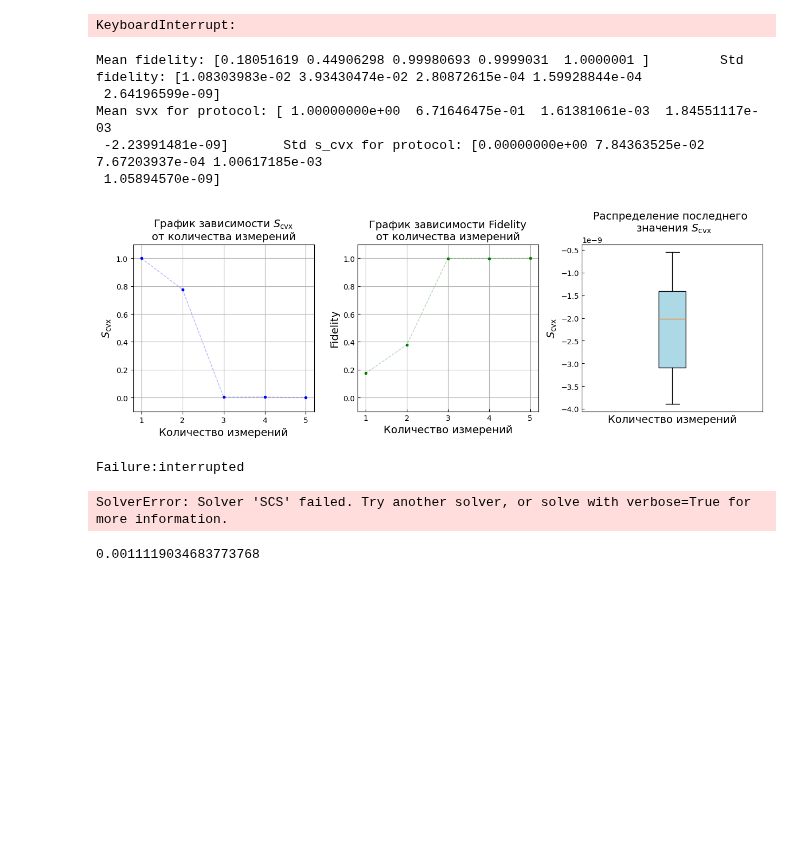
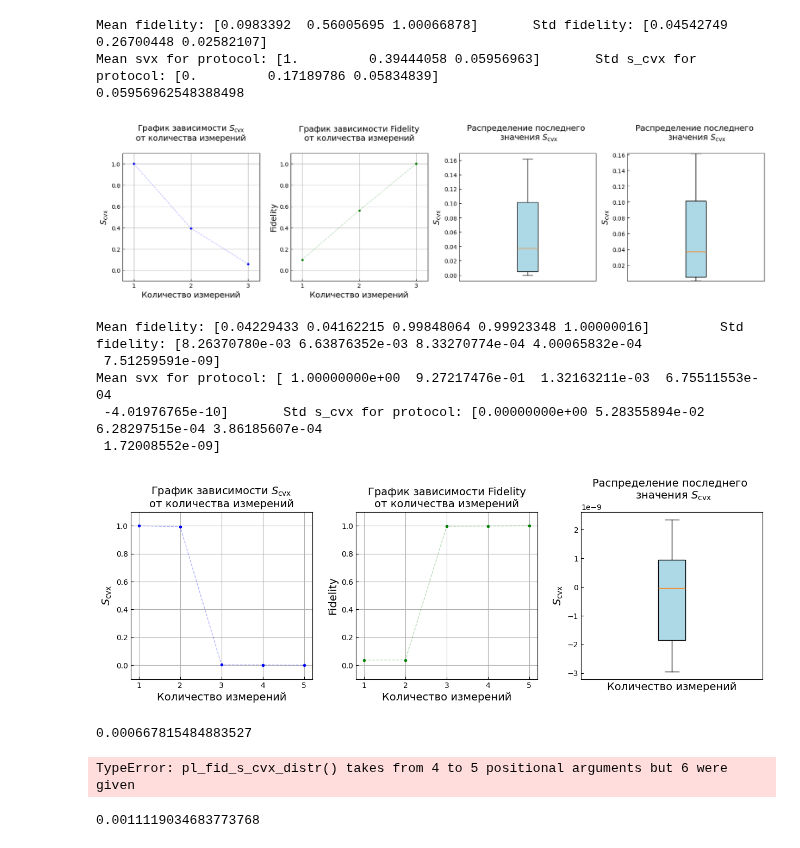
Before and after one commit to Denis-chupa/Quantum_tools, a Jupyter notebook: Tomography/src/research_data/create_s_cvx_pictures.ipynb, the cells around one changed output. Saved outputs shown, nothing was run; the diff lists cells and outputs as text; code cells hidden in the pictures; blank space fills up the shorter version.

```diff
--- a/Tomography/src/research_data/create_s_cvx_pictures.ipynb
+++ b/Tomography/src/research_data/create_s_cvx_pictures.ipynb
@@ -23,51 +23,55 @@ plt.rcParams.update({
 
 # [Gl_4(0) @ Gl_8(pi / 8), Gl_4(pi / 8) @ Gl_8(0),  Gl_4(0) @ Gl_8(0)]
 # Gl_2(a * pi / 180) @ Gl_4(b * pi / 180)
-min_el = 1
+# min_el = 1
 # for a in range(50, 58, 2):
 #     for b in range(0 , 95, 2):
 #         for c in range(0 , 95, 2):
-a, b, c = -45, 11.25, -45
-protocol = [Gl_4(0) @ Gl_8(pi / 8), Gl_4(pi / 8) @ Gl_8(0), Gl_4(0) @ Gl_8(0) @ Gl_8(0)]
+# a, b, c = -45, 11.25, -45
+# protocol = [Gl_4(0) @ Gl_8(pi / 8), Gl_4(pi / 8) @ Gl_8(0), Gl_4(0) @ Gl_8(0) @ Gl_8(0)]
+protocol = [Gl_4(0) @ Gl_8(pi / 8), Gl_4(pi / 8) @ Gl_8(0),  Gl_4(0) @ Gl_8(0)]
 rank = 1
 tomography_1 = ACT(protocol, rank, 3)
 
 x = np.array([1, 2, 3])
 svx_list = []
 fidelity_list = []
-N = 500
+N = 10
 
 
 for i in tqdm(range(N)):
     svx_list_one_measurement, fidelity_list_one_measurement, fidelity_x_min, fidelity_x_max,\
-    x_min_list, x_max_list, state_ml = tomography_1.main(rank_psevdoin=rank, epsilon_ml=10*-11, epsilon_act=10**-6,\
+    x_min_list, x_max_list, state_ml = tomography_1.main(rank_psevdoin=rank, epsilon_ml=10*-11, epsilon_act=10**-1,\
                                                         max_iters_in_semidefinite_program=10**8)
     for ind_min in range(len(x_min_list)):
         x_min_list[ind_min] = np.array([[complex(item) for item in row] for row in x_min_list[ind_min]])
     for ind_max in range(len(x_max_list)):
         x_max_list[ind_max] = np.array([[complex(item) for item in row] for row in x_max_list[ind_max]])
 
     fidelity_list_xmax_xmin = [tomography_1.Fidelity(x_min_list[0], x_max_list[0]), tomography_1.Fidelity(x_min_list[1], x_max_list[1]), tomography_1.Fidelity(x_min_list[2], x_max_list[2])]#, tomography_1.Fidelity(x_min_list[3], x_max_list[3])]
     if svx_list_one_measurement is not np.inf :
         svx_list.append(svx_list_one_measurement)
         fidelity_list.append(np.abs(fidelity_list_xmax_xmin))
 
 y = np.mean(np.array(svx_list),axis = 0)
 std = np.std(np.array(svx_list),axis = 0)
 fidelity_mean = np.mean((fidelity_list), axis = 0)
 fidelity_std = np.std(np.array(fidelity_list),axis = 0)
 # print("Mean svx for protocol:", y,"\tStd s_cvx for protocol:", std)
 # if y[-1] < min_el:
 #     min_el = y[-1]
 #     print(a, b, c,  min_el)
 # if y[-1] < 10**-5:
 #     print(a, b, c, y[-1])
 print("Mean fidelity:", fidelity_mean , "\tStd fidelity:", fidelity_std)
 print("Mean svx for protocol:", y,"\tStd s_cvx for protocol:", std)
 print(y[-1])
-pl_fid_s_cvx_distr(x, y, std, fidelity_mean, fidelity_std, np.array(svx_list)[:, -1])
+pl_fid_s_cvx_distr_plus(x, y, fidelity_mean, np.array(svx_list)[:, -1])
 # %% [output]
-KeyboardInterrupt:
+Mean fidelity: [0.0983392  0.56005695 1.00066878]       Std fidelity: [0.04542749 0.26700448 0.02582107]
+Mean svx for protocol: [1.         0.39444058 0.05956963]       Std s_cvx for protocol: [0.         0.17189786 0.05834839]
+0.05956962548388498
+[figure, added]
 # %%
 from Qutrit import*
 from Adaptive_compresive_cending_qutrit import*
@@ -121,12 +125,12 @@ print("Mean fidelity:", fidelity_mean , "\tStd fidelity:", fidelity_std)
 print("Mean svx for protocol:", y,"\tStd s_cvx for protocol:", std)
 pl_fid_s_cvx_distr(x, s_cvx_max, fidelity_min, np.array(svx_list)[:, -1])
 # %% [output]
-Mean fidelity: [0.18051619 0.44906298 0.99980693 0.9999031  1.0000001 ]         Std fidelity: [1.08303983e-02 3.93430474e-02 2.80872615e-04 1.59928844e-04
- 2.64196599e-09]
-Mean svx for protocol: [ 1.00000000e+00  6.71646475e-01  1.61381061e-03  1.84551117e-03
- -2.23991481e-09]       Std s_cvx for protocol: [0.00000000e+00 7.84363525e-02 7.67203937e-04 1.00617185e-03
- 1.05894570e-09]
+Mean fidelity: [0.04229433 0.04162215 0.99848064 0.99923348 1.00000016]         Std fidelity: [8.26370780e-03 6.63876352e-03 8.33270774e-04 4.00065832e-04
+ 7.51259591e-09]
+Mean svx for protocol: [ 1.00000000e+00  9.27217476e-01  1.32163211e-03  6.75511553e-04
+ -4.01976765e-10]       Std s_cvx for protocol: [0.00000000e+00 5.28355894e-02 6.28297515e-04 3.86185607e-04
+ 1.72008552e-09]
-[figure, old version]
+[figure, new version]
 # %%
 from Qutrit import*
 from Adaptive_compresive_cending_qutrit import*
@@ -185,8 +189,8 @@ fidelity_std = np.std(np.array(fidelity_list),axis = 0)
 print(y[-1])
 pl_fid_s_cvx_distr(x, y, std, fidelity_mean, fidelity_std, np.array(svx_list)[:, -1])
 # %% [output]
-Failure:interrupted
+0.000667815484883527
-SolverError: Solver 'SCS' failed. Try another solver, or solve with verbose=True for more information.
+TypeError: pl_fid_s_cvx_distr() takes from 4 to 5 positional arguments but 6 were given
 # %%
 from Qutrit import*
 from Adaptive_compresive_cending_qutrit import*
```
Also changed, not shown: parts of 1 cell of this notebook, 1 other file.
